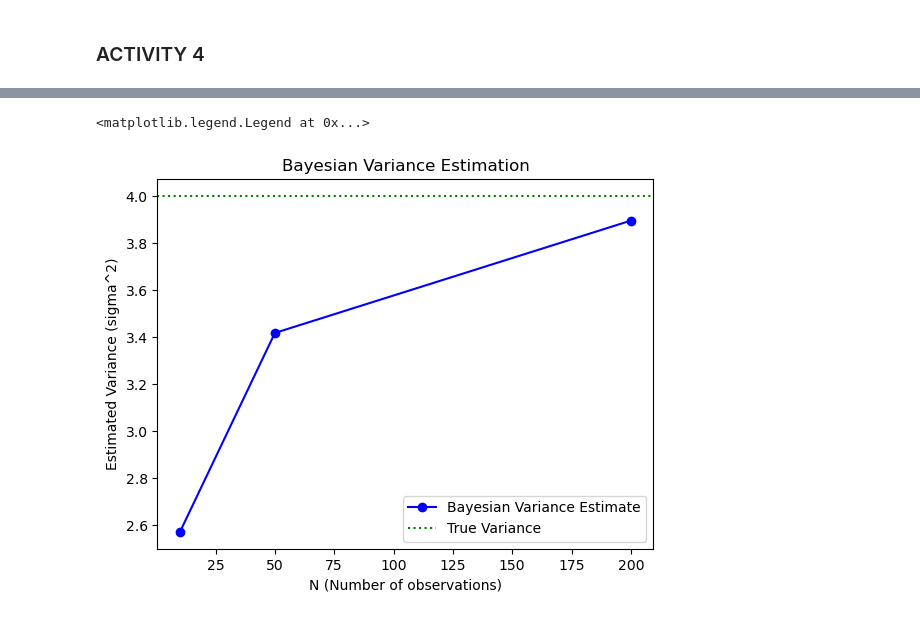
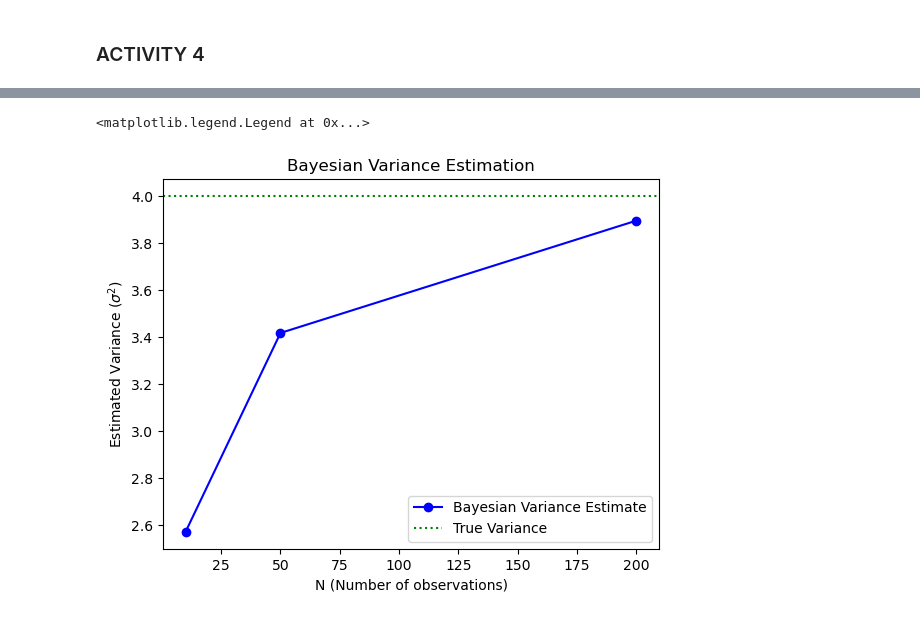
Before and after one commit to AnanyaV15/PHY657, a Jupyter notebook: module2.ipynb, the cells around one changed output, grey strips where cells are left out. Cells and saved outputs as stored; diff of their text form; code cells hidden in the pictures.

```diff
--- a/module2.ipynb
+++ b/module2.ipynb
@@ -305,12 +304,12 @@ Results for N = 200:
 # %%
 # Plot comparison of Bayesian variance estimates
 #plt.subplot(1, 2, 2)
 plt.plot(N_values, [b[1] / (b[0] - 1) for b in bayesian_sigma2_results], label="Bayesian Variance Estimate", marker='o', linestyle='-', color='b')
 plt.axhline(sigma_true**2, color='g', linestyle=':', label="True Variance")
 plt.xlabel('N (Number of observations)')
-plt.ylabel('Estimated Variance (sigma^2)')
+plt.ylabel(r'Estimated Variance ($\sigma^2$)')
 plt.title('Bayesian Variance Estimation')
 plt.legend()
 # %% [output]
 <matplotlib.legend.Legend at 0x...>
-[figure, old version]
+[figure, new version]
```
Also changed, not shown: parts of 1 cell of this notebook.
